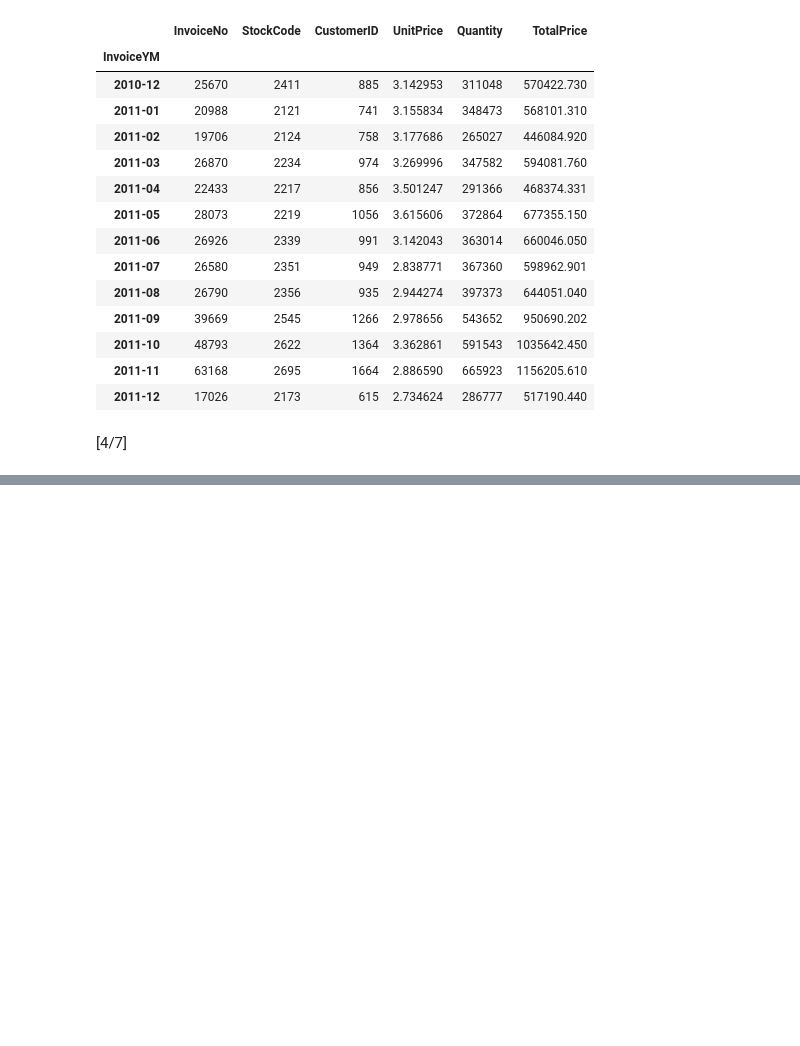
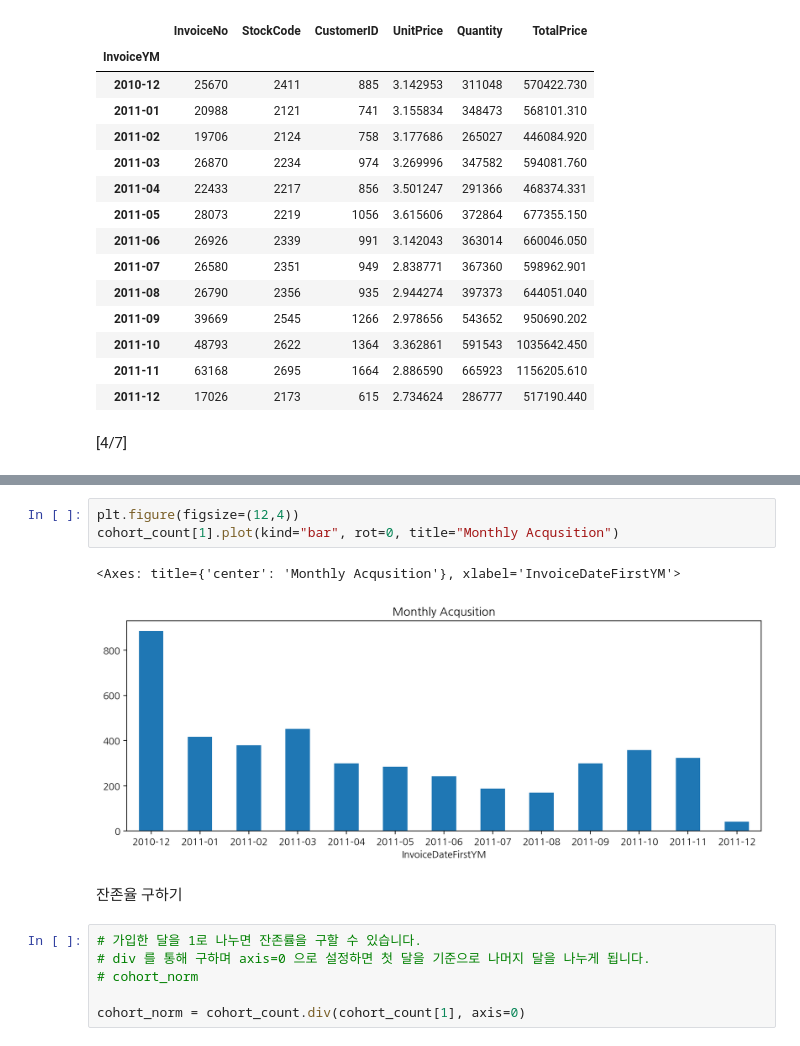
Before and after one commit to chobuzz/Business_Data_Analyst, a Jupyter notebook: Practice1.ipynb, the cells around one changed output, grey strips where cells are left out. Drawn from its saved outputs; the diff is of its cells as text; blank space fills up the shorter version.

```diff
--- a/Practice1.ipynb
+++ b/Practice1.ipynb
@@ -875,0 +1034,14 @@ df_valid.groupby('InvoiceYM').agg({'InvoiceNo': 'count',
+# %%
+plt.figure(figsize=(12,4))
+cohort_count[1].plot(kind="bar", rot=0, title="Monthly Acqusition")
+# %% [output]
+<Axes: title={'center': 'Monthly Acqusition'}, xlabel='InvoiceDateFirstYM'>
+[figure, added]
+# %% [markdown]
+잔존율 구하기
+# %%
+# 가입한 달을 1로 나누면 잔존률을 구할 수 있습니다.
+# div 를 통해 구하며 axis=0 으로 설정하면 첫 달을 기준으로 나머지 달을 나누게 됩니다.
+# cohort_norm
+
+cohort_norm = cohort_count.div(cohort_count[1], axis=0)
```
Also changed, not shown: parts of 18 cells of this notebook.
